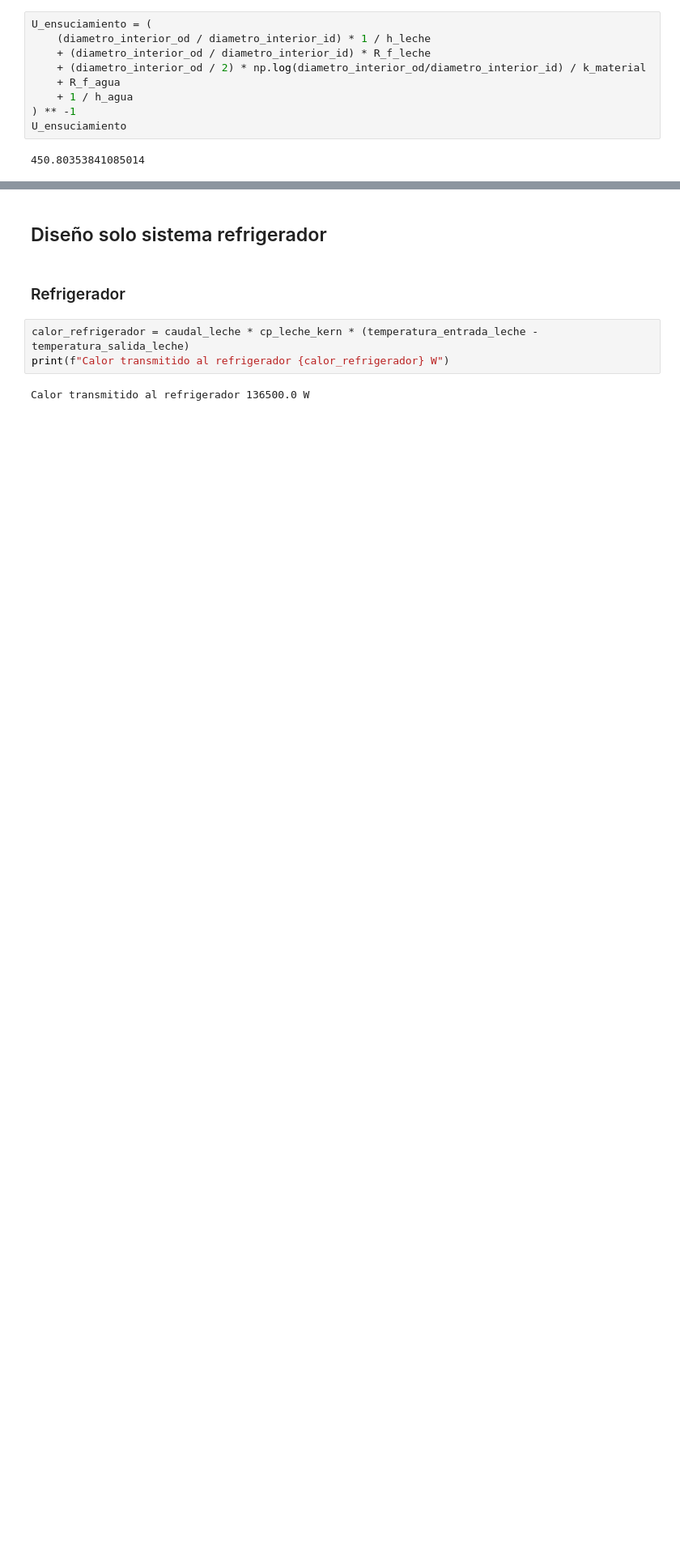
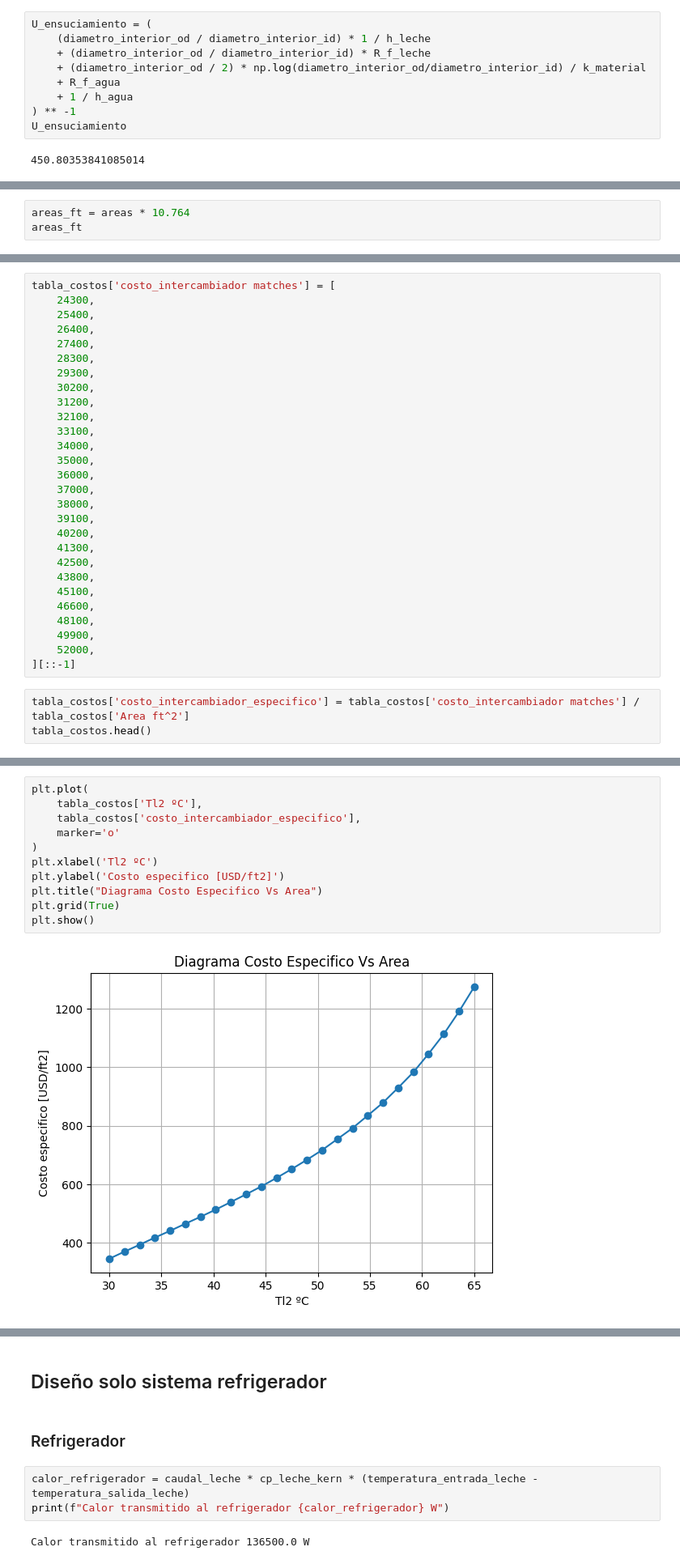
Before and after one commit to DanielSarmiento04/thermical_system, a Jupyter notebook: diseno_intercambiador_leche.ipynb, the cells around one changed output, grey strips where cells are left out. Shown: that part at 81% size. Drawn from its saved outputs; the diff is of its cells as text; blank space fills up the shorter version.

```diff
--- a/diseno_intercambiador_leche.ipynb
+++ b/diseno_intercambiador_leche.ipynb
@@ -1124,0 +1181,3 @@ U_ensuciamiento
+# %%
+areas_ft = areas * 10.764
+areas_ft
@@ -1124,0 +1221,31 @@ U_ensuciamiento
+# %%
+tabla_costos['costo_intercambiador matches'] = [
+    24300,
+    25400,
+    26400,
+    27400,
+    28300,
+    29300,
+    30200,
+    31200,
+    32100,
+    33100,
+    34000,
+    35000,
+    36000,
+    37000,
+    38000,
+    39100,
+    40200,
+    41300,
+    42500,
+    43800,
+    45100,
+    46600,
+    48100,
+    49900,
+    52000,
+][::-1]
+# %%
+tabla_costos['costo_intercambiador_especifico'] = tabla_costos['costo_intercambiador matches'] / tabla_costos['Area ft^2']
+tabla_costos.head()
@@ -1124,0 +1259,13 @@ U_ensuciamiento
+# %%
+plt.plot(
+    tabla_costos['Tl2 ºC'],
+    tabla_costos['costo_intercambiador_especifico'],
+    marker='o'
+)
+plt.xlabel('Tl2 ºC')
+plt.ylabel('Costo especifico [USD/ft2]')
+plt.title("Diagrama Costo Especifico Vs Area")
+plt.grid(True)
+plt.show()
+# %% [output]
+[figure, added]
```
Also changed, not shown: parts of 37 cells of this notebook.
